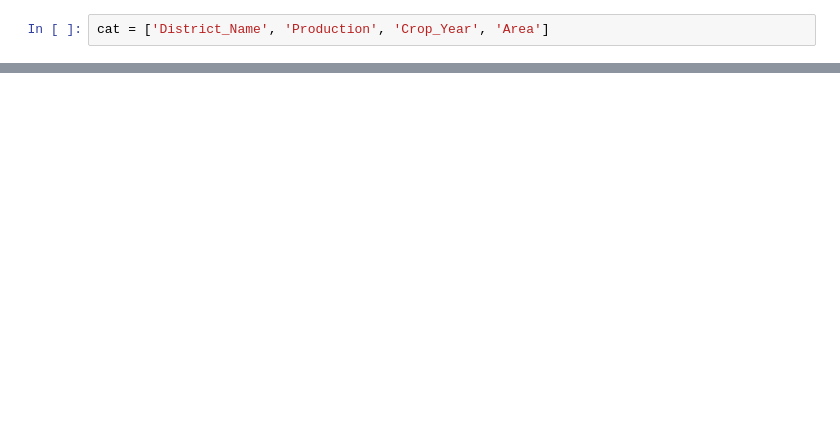
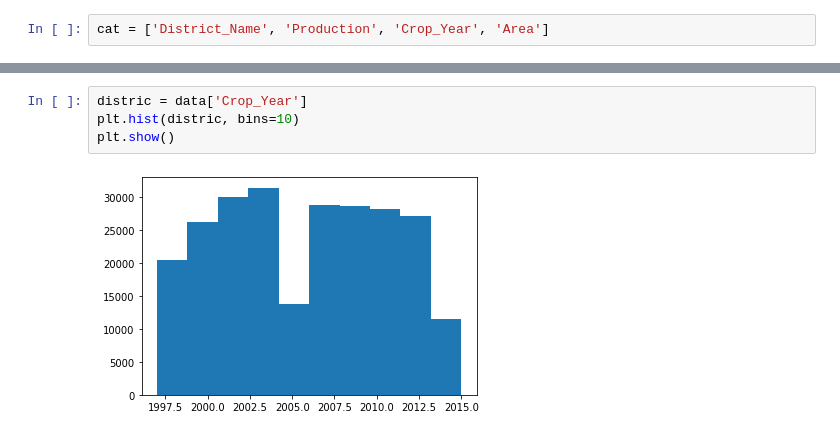
Before and after one commit to Kenfinn/AIMastery_Orbit, a Jupyter notebook: Quiz_1_Week_4_Afinzaki_Amiral_mencari_insight_dengan_pendekatan_statistik_deskriptif_maupun_inferensial.ipynb, the cells around one changed output, grey strips where cells are left out. Drawn from its saved outputs; the diff is of its cells as text; blank space fills up the shorter version.

```diff
--- a/Quiz_1_Week_4_Afinzaki_Amiral_mencari_insight_dengan_pendekatan_statistik_deskriptif_maupun_inferensial.ipynb
+++ b/Quiz_1_Week_4_Afinzaki_Amiral_mencari_insight_dengan_pendekatan_statistik_deskriptif_maupun_inferensial.ipynb
@@ -83,0 +100,6 @@ for column in cat:
+# %%
+distric = data['Crop_Year']
+plt.hist(distric, bins=10)
+plt.show()
+# %% [output]
+[figure, added]
```
Also changed, not shown: parts of 14 cells of this notebook.
